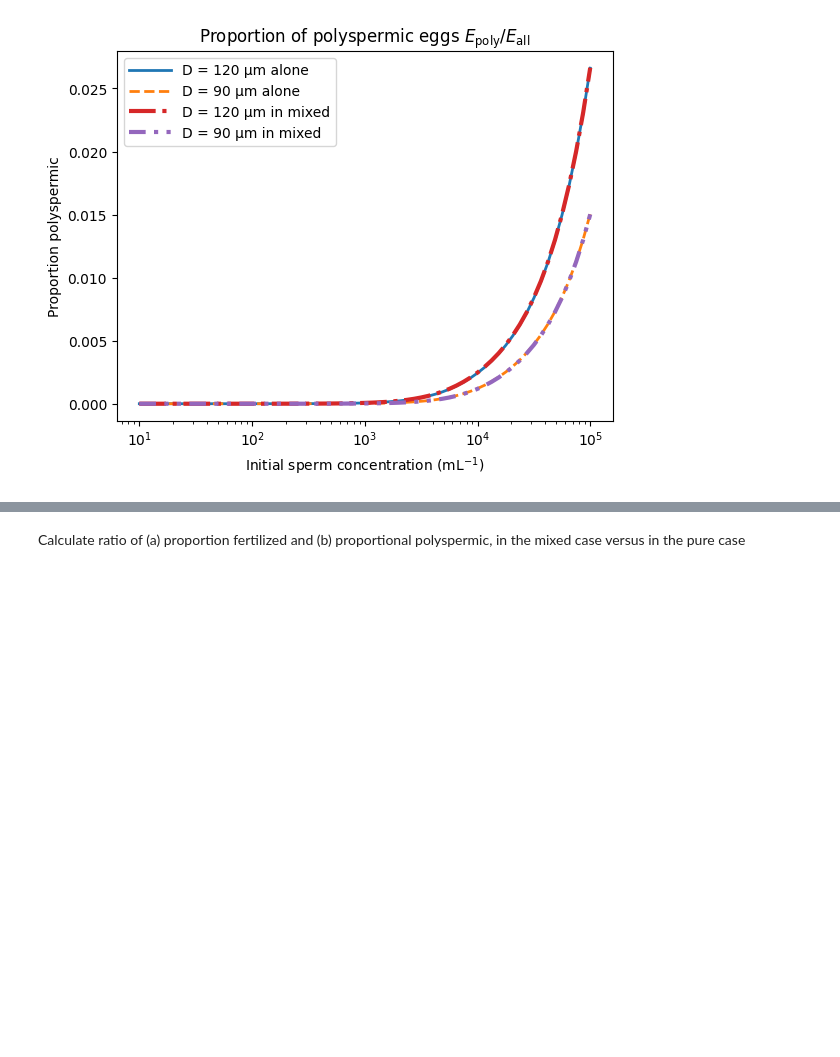
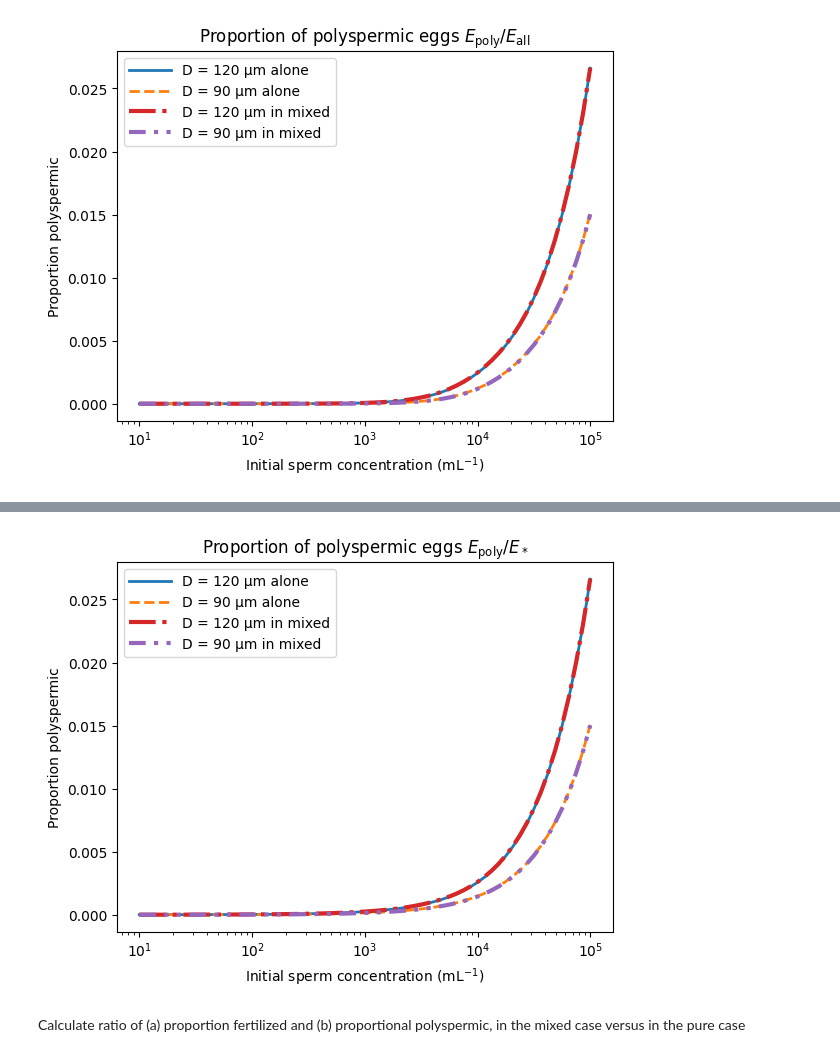
Before and after one commit to winghoko/fertilization-model, a Jupyter notebook: fertilization_mixed_eggs.ipynb, the cells around one changed output, grey strips where cells are left out. Saved outputs shown, nothing was run; the diff lists cells and outputs as text; code cells hidden in the pictures; blank space fills up the shorter version.

```diff
--- a/fertilization_mixed_eggs.ipynb
+++ b/fertilization_mixed_eggs.ipynb
@@ -463,3 +524,39 @@ plt.show()
+# %%
+# trick to skip colors in the default plot color cycle
+prop_cycle = plt.rcParams['axes.prop_cycle']
+colors = it.cycle(prop_cycle.by_key()['color'])
+
+plt.plot(
+    1E-6 * Sinit_array, Epoly_S_ratio_gd[:, -1], lw=2,
+    c=next(colors), label="D = 120 μm alone"
+)
+plt.plot(
+    1E-6 * Sinit_array, Epoly_S_ratio_bd[:, -1], lw=2, ls="--",
+    c=next(colors), label="D = 90 μm alone"
+)
+
+next(colors)
+
+plt.plot(
+    1E-6 * Sinit_array, Epoly_S_ratio_mx_gd[:, -1], lw=3, ls="-.",
+    c=next(colors), label="D = 120 μm in mixed"
+)
+plt.plot(
+    1E-6 * Sinit_array, Epoly_S_ratio_mx_bd[:, -1], lw=3, ls=dashdotdot,
+    c=next(colors), label="D = 90 μm in mixed"
+)
+
+plt.title("Proportion of polyspermic eggs $E_\\text{poly} / E_*$")
+plt.xscale("log")
+#plt.yscale("log")
+#plt.ylim([0, 1.1])
+plt.xlabel("Initial sperm concentration (mL$^{-1}$)")
+plt.ylabel("Proportion polyspermic")
+plt.legend(loc="upper left", handlelength=3)
+
+plt.show()
+# %% [output]
+[figure, added]
 # %% [markdown]
 Calculate ratio of (a) proportion fertilized and (b) proportional polyspermic, in the mixed case versus in the pure case
 # %%
```
Also changed, not shown: parts of 9 cells of this notebook, 1 other file.
